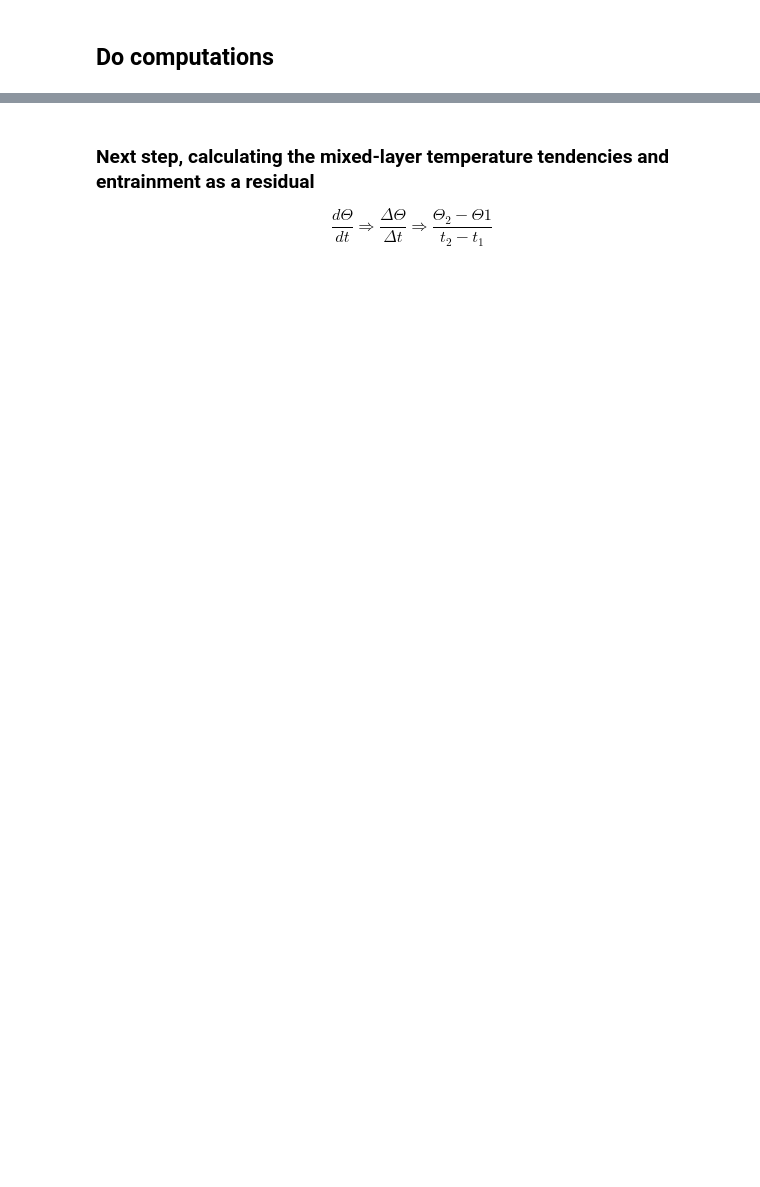
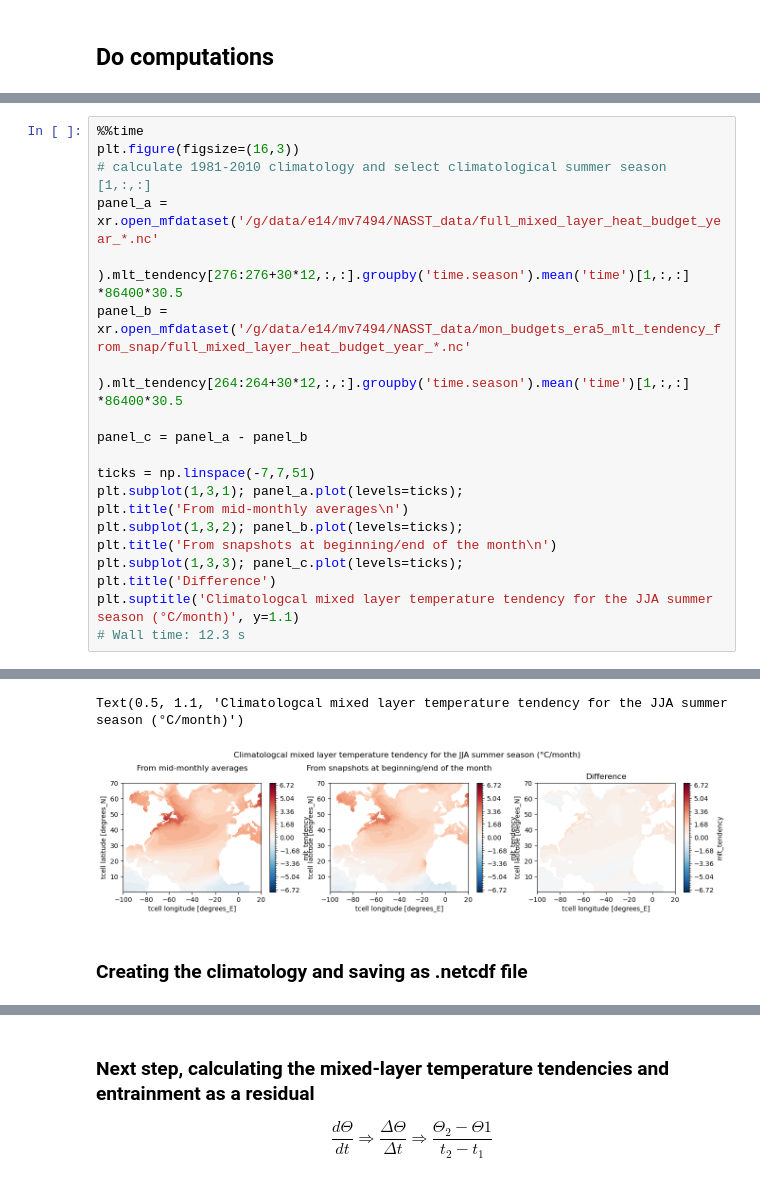
Before and after one commit to mauricehuguenin/sharing, a Jupyter notebook: Anomalous_Mixed_Layer_Heat_Budget_ACCESS-OM2-ERA_snapshot.ipynb, the cells around one changed output, grey strips where cells are left out. Cells and saved outputs as stored; diff of their text form; blank space fills up the shorter version.

```diff
--- a/Anomalous_Mixed_Layer_Heat_Budget_ACCESS-OM2-ERA_snapshot.ipynb
+++ b/Anomalous_Mixed_Layer_Heat_Budget_ACCESS-OM2-ERA_snapshot.ipynb
@@ -276,0 +300,18 @@ Wall time: 7.75 ms
+# %%
+%%time
+plt.figure(figsize=(16,3))
+# calculate 1981-2010 climatology and select climatological summer season [1,:,:]
+panel_a = xr.open_mfdataset('/g/data/e14/mv7494/NASST_data/full_mixed_layer_heat_budget_year_*.nc'
+                           ).mlt_tendency[276:276+30*12,:,:].groupby('time.season').mean('time')[1,:,:] *86400*30.5
+panel_b = xr.open_mfdataset('/g/data/e14/mv7494/NASST_data/mon_budgets_era5_mlt_tendency_from_snap/full_mixed_layer_heat_budget_year_*.nc'
+                           ).mlt_tendency[264:264+30*12,:,:].groupby('time.season').mean('time')[1,:,:] *86400*30.5
+
+panel_c = panel_a - panel_b
+
+ticks = np.linspace(-7,7,51)
+plt.subplot(1,3,1); panel_a.plot(levels=ticks);                   plt.title('From mid-monthly averages\n')
+plt.subplot(1,3,2); panel_b.plot(levels=ticks);                   plt.title('From snapshots at beginning/end of the month\n')
+plt.subplot(1,3,3); panel_c.plot(levels=ticks);                   plt.title('Difference')
+plt.suptitle('Climatologcal mixed layer temperature tendency for the JJA summer season (°C/month)', y=1.1)
+# Wall time: 12.3 s
+# %% [output]
@@ -276,0 +320,4 @@ Wall time: 7.75 ms
+Text(0.5, 1.1, 'Climatologcal mixed layer temperature tendency for the JJA summer season (°C/month)')
+[figure, added]
+# %% [markdown]
+### Creating the climatology and saving as .netcdf file
```
Also changed, not shown: parts of 30 cells of this notebook.
